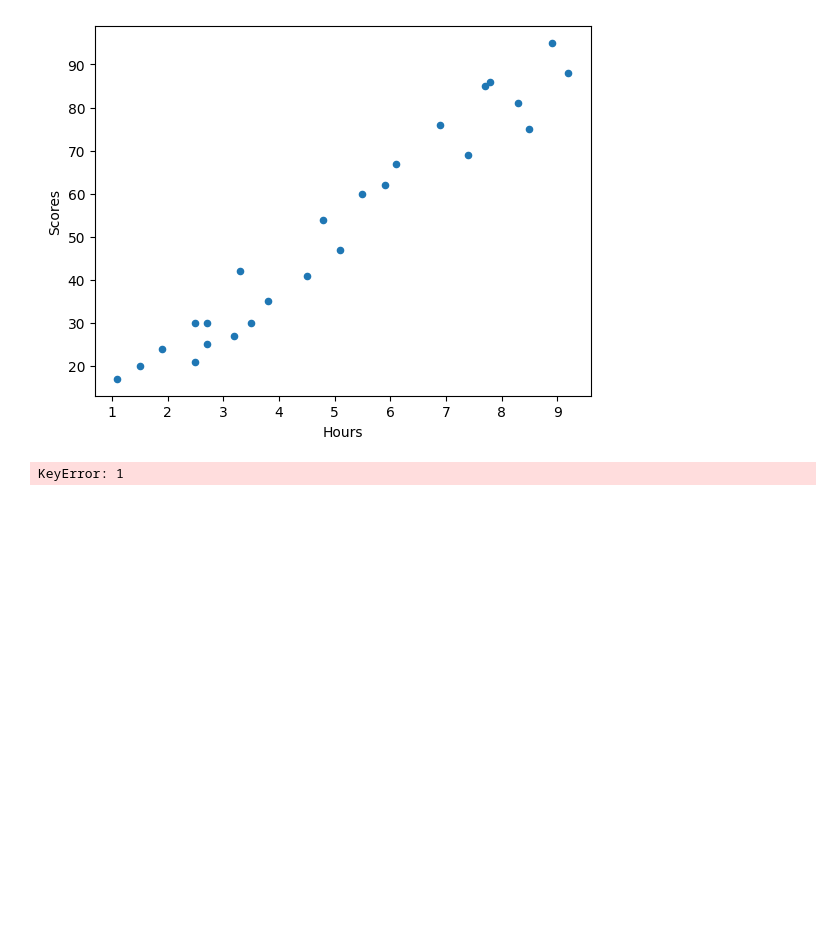
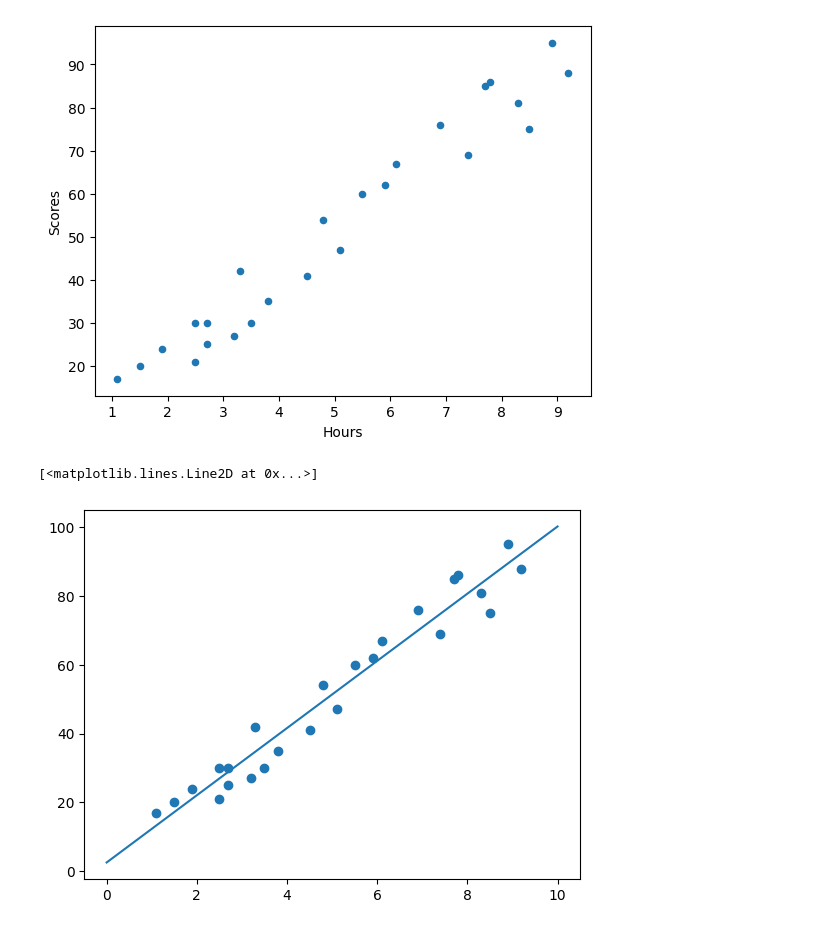
Before and after one commit to DoyleAaron/Data-Science-Year-4, a Jupyter notebook: Linear-Regression/First-example.ipynb, the cells around one changed output. Cells and saved outputs as stored; diff of their text form; code cells hidden in the pictures; blank space fills up the shorter version.

Commit message:
Test Linear Working
Figured out the issue with the line and completed my example with simple 2 column data

```diff
--- a/Linear-Regression/First-example.ipynb
+++ b/Linear-Regression/First-example.ipynb
@@ -8,7 +8,7 @@ import pandas as pd
 # I ran into a couple of issues here with importing due to pip versions and the original seaborn style being deprecated so I imported it normally instead
 # This file is just to import the necessary libraries for this example
 # %%
-df = pd.read_csv('student_scores.csv', usecols=[1,2], names=['Hours, Scores'])
+df = pd.read_csv('student_scores.csv')
 df.head()
 
 # The function of this is just to get pandas to read the csv correctly and print the first 5 results as a tester
@@ -21,13 +26,23 @@ df.plot.scatter(x = 'Hours', y = 'Scores')
 # %% [output]
 <Axes: xlabel='Hours', ylabel='Scores'>
 [figure]
-# %%
-from sklearn.linear_model import LinearRegression
-model = LinearRegression(fit_intercept=True)
-
-x = df[1]
-y = df[2]
-
-model.fit(x,y)
-# %% [output]
-KeyError: 1
+# %%
+from sklearn.linear_model import LinearRegression
+model = LinearRegression(fit_intercept=True)
+
+x = df[['Hours']]
+y = df['Scores']
+
+model.fit(x,y)
+xfit = np.linspace(0, 10, 1000)
+yfit = model.predict(xfit[:, np.newaxis])
+
+plt.scatter(x, y)
+plt.plot(xfit, yfit)
+
+# This uses Sci-Kit learns linear regression model to calculate the slope and fit a line to this based off of the result
+# I ran into an issue on this figuring out that x needed to be a 2d array but I found the answer here (https://stackoverflow.com/questions/45554008/error-in-python-script-expected-2d-array-got-1d-array-instead)
+# This now makes sense as it need to be an array of values which are encapsulated in an overall array to process them
+# %% [output]
+[<matplotlib.lines.Line2D at 0x...>]
+[figure, added]
```
Also changed, not shown: parts of 1 cell of this notebook.
